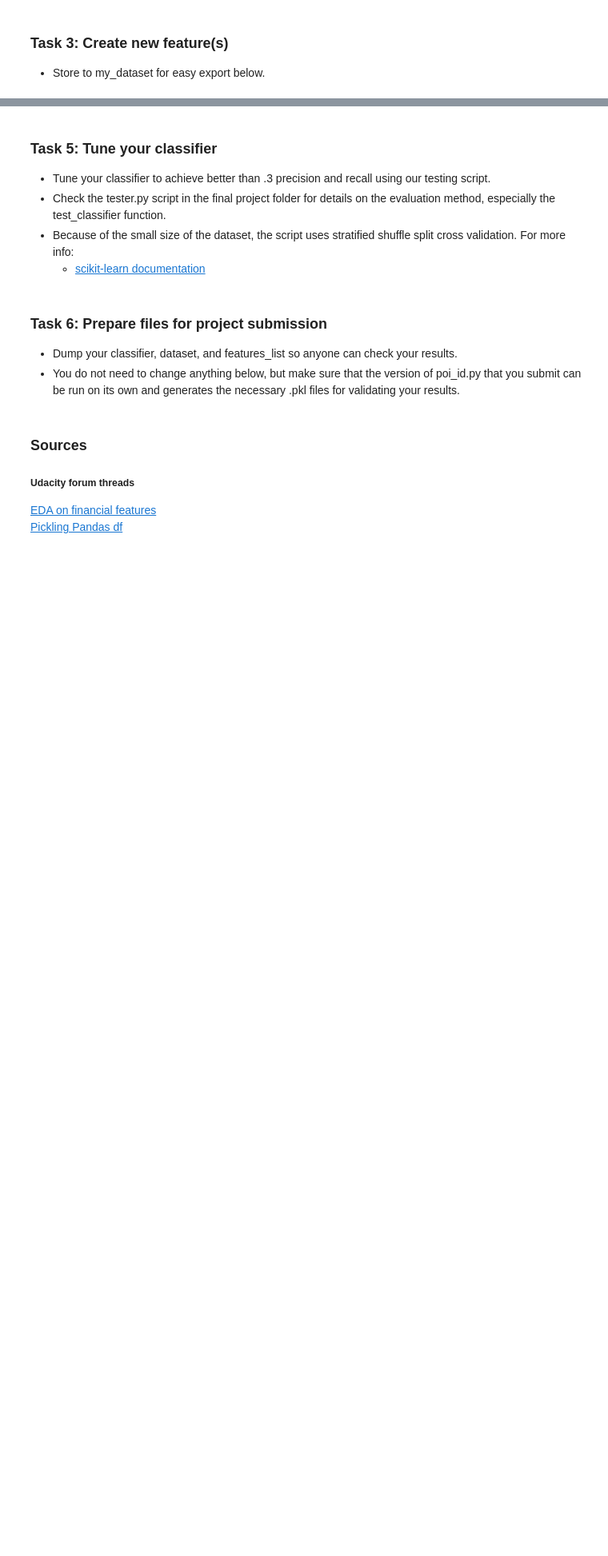
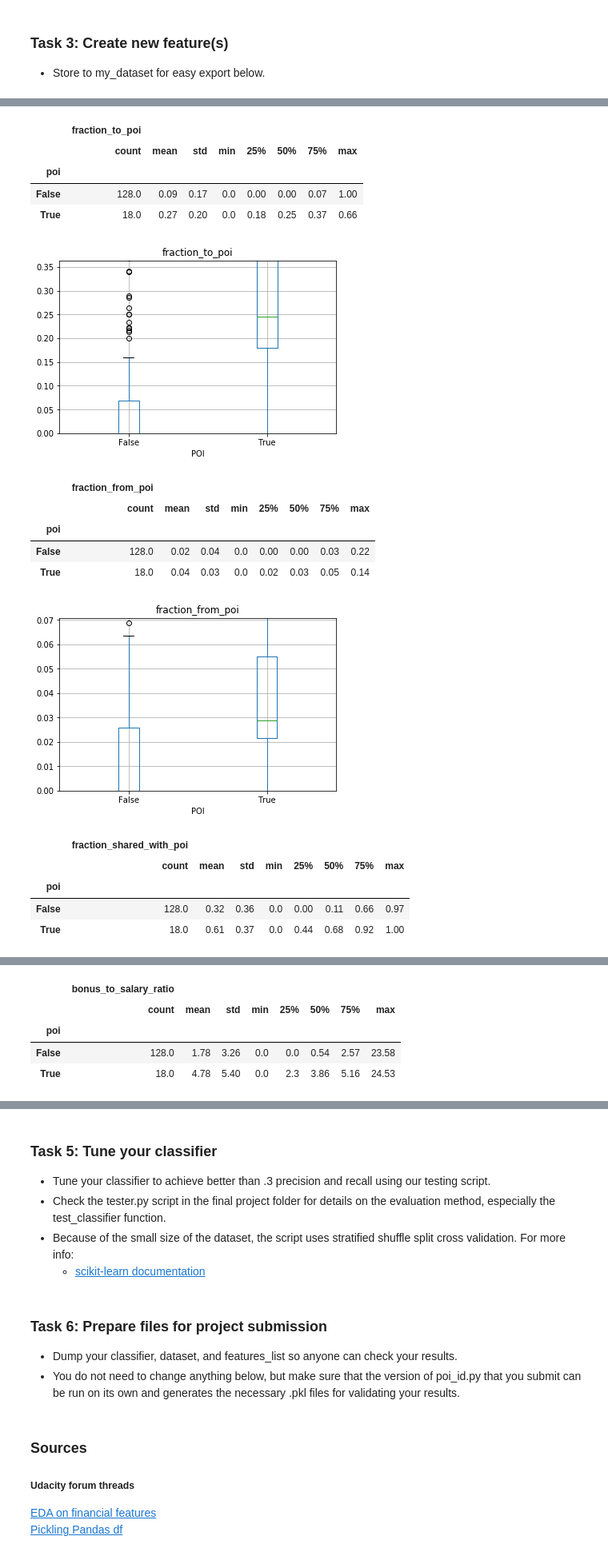
Before and after one commit to gisledb/udacity_nanodegree, a Jupyter notebook: p5_machine_learning/course_files/ud120-projects-master/final_project/poi_id.ipynb, the cells around one changed output, grey strips where cells are left out. Shown at 80% size. Drawn from its saved outputs; the diff is of its cells as text; code cells hidden in the pictures; blank space fills up the shorter version.

```diff
--- a/p5_machine_learning/course_files/ud120-projects-master/final_project/poi_id.ipynb
+++ b/p5_machine_learning/course_files/ud120-projects-master/final_project/poi_id.ipynb
@@ -163,17 +163,27 @@ Name: poi, dtype: int64
 The dataset contains 18 known POIs, which is roughly 12% of the people in the dataset. It makes sense to focus on the differences between the POIs and non-POIs for feature selection.
 # %%
 #Looking for differences between POIs and others
-def boxplot_by_poi():
-    for ind in df_people:
-        if ind not in ['poi', 'email_address']:
-            df_temp = df_people[['poi', ind]].dropna().copy()
-            display(np.round(df_temp.groupby('poi').describe(),2))
-            top_10 = df_people[ind].quantile(.9)
-            bottom_10 = df_people[ind].quantile(.1)
-            ax = df_temp.boxplot(by = 'poi')
-            ax.set_ylim(bottom_10, top_10)
-            plt.suptitle('')
-            plt.xlabel('POI')
-            plt.show()
+def boxplot_by_poi(features = False):
 
-boxplot_by_poi()
+    if features:
+        features = features
+    else:
+        features = ['bonus', 'deferral_payments', 'deferred_income', 'director_fees',
+       'exercised_stock_options', 'expenses', 'from_messages',
+       'from_poi_to_this_person', 'from_this_person_to_poi', 'loan_advances',
+       'long_term_incentive', 'other', 'restricted_stock',
+       'restricted_stock_deferred', 'salary', 'shared_receipt_with_poi',
+       'to_messages', 'total_payments', 'total_stock_value']
+
+    for ind in df_people[features]:
+        df_temp = df_people[['poi', ind]].dropna().copy()
+        df_grouped = df_temp.groupby('poi')
+        display(np.round(df_grouped.describe(),2))
+
+        top_10 = df_people[ind].quantile(.9)
+        bottom_10 = df_people[ind].quantile(.1)
+        ax = df_temp.boxplot(by = 'poi')
+        ax.set_ylim(bottom_10, top_10)
+        plt.suptitle('')
+        plt.xlabel('POI')
+        plt.show()
@@ -246,0 +292,24 @@ Length: 146, dtype: float64
+# %%
+# Checking usefulness of new features
+new_features = ['fraction_to_poi', 'fraction_from_poi',
+                'fraction_shared_with_poi', 'bonus_to_salary_ratio']
+
+boxplot_by_poi(new_features)
+# %% [output]
+|  | fraction_to_poi |  |  |  |  |  |  |  |
+|  | count | mean | std | min | 25% | 50% | 75% | max |
+| poi |  |  |  |  |  |  |  |  |
+| False | 128.0 | 0.09 | 0.17 | 0.0 | 0.00 | 0.00 | 0.07 | 1.00 |
+| True | 18.0 | 0.27 | 0.20 | 0.0 | 0.18 | 0.25 | 0.37 | 0.66 |
+[figure, added]
+|  | fraction_from_poi |  |  |  |  |  |  |  |
+|  | count | mean | std | min | 25% | 50% | 75% | max |
+| poi |  |  |  |  |  |  |  |  |
+| False | 128.0 | 0.02 | 0.04 | 0.0 | 0.00 | 0.00 | 0.03 | 0.22 |
+| True | 18.0 | 0.04 | 0.03 | 0.0 | 0.02 | 0.03 | 0.05 | 0.14 |
+[figure, added]
+|  | fraction_shared_with_poi |  |  |  |  |  |  |  |
+|  | count | mean | std | min | 25% | 50% | 75% | max |
+| poi |  |  |  |  |  |  |  |  |
+| False | 128.0 | 0.32 | 0.36 | 0.0 | 0.00 | 0.11 | 0.66 | 0.97 |
+| True | 18.0 | 0.61 | 0.37 | 0.0 | 0.44 | 0.68 | 0.92 | 1.00 |
@@ -246,0 +317,5 @@ Length: 146, dtype: float64
+|  | bonus_to_salary_ratio |  |  |  |  |  |  |  |
+|  | count | mean | std | min | 25% | 50% | 75% | max |
+| poi |  |  |  |  |  |  |  |  |
+| False | 128.0 | 1.78 | 3.26 | 0.0 | 0.0 | 0.54 | 2.57 | 23.58 |
+| True | 18.0 | 4.78 | 5.40 | 0.0 | 2.3 | 3.86 | 5.16 | 24.53 |
```
Also changed, not shown: parts of 20 cells of this notebook.
